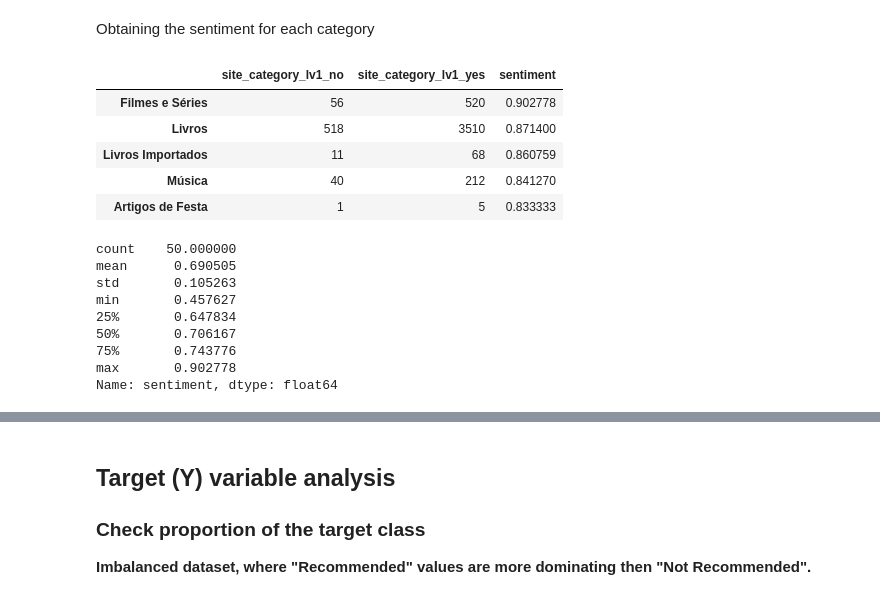
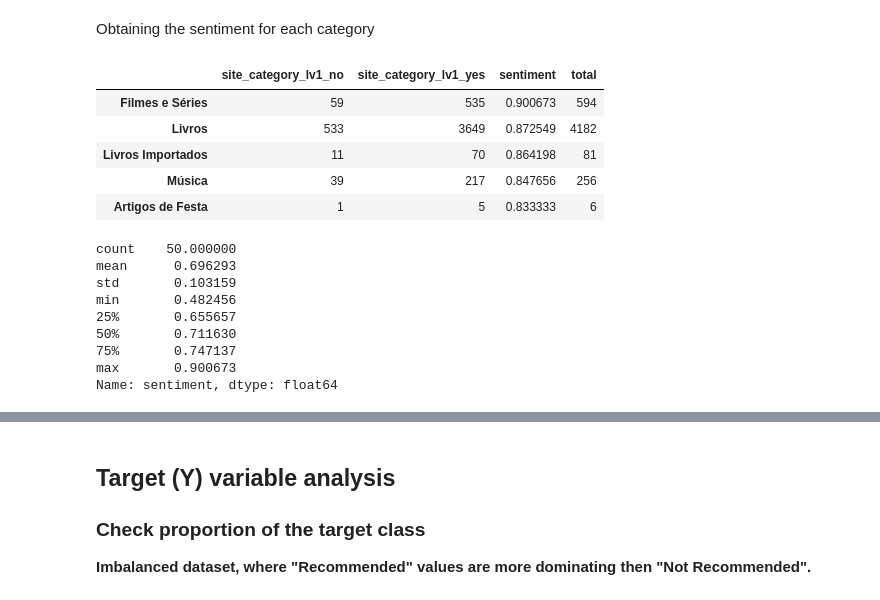
Before and after one commit to gabrielhazeredo/nlp-test-neoway, a Jupyter notebook: analysis/notebooks/data_analysis.ipynb, the cells around one changed output, grey strips where cells are left out. Drawn from its saved outputs; the diff is of its cells as text; code cells hidden in the pictures.

Commit message:
exploration for categories and recommendation

```diff
--- a/analysis/notebooks/data_analysis.ipynb
+++ b/analysis/notebooks/data_analysis.ipynb
@@ -125,6 +133,3 @@ min          59.000000
 75%        1987.000000
 max        2018.000000
 Name: reviewer_birth_year, dtype: float64
-# %%
-df_features = df_features[df_features['reviewer_birth_year'] > 1900]
-df_features.reviewer_birth_year.describe()
@@ -140,0 +136,7 @@ Name: reviewer_birth_year, dtype: float64
+# %%
+df_features = df_features[(df_features['reviewer_birth_year'] > 1900) | pd.isna(df_features['reviewer_birth_year'])]
+print(df_features.reviewer_birth_year.describe())
+
+df_features_shape = df_features.shape[0]
+print('\n', '----------------------------------------', '\n')
+print(f'Number of rows removed: {df.shape[0] - df_features_shape}')
@@ -140,0 +159,3 @@ Name: reviewer_birth_year, dtype: float64
+# %%
+df_features.drop_duplicates(inplace=True)
+print(f'Number of rows removed: {df_features_shape - df_features.shape[0]}')
@@ -198,29 +245,30 @@ Obtaining the sentiment for each category
 # %%
 # Obtain the sentiment for each category based on the positive reviews / total reviews
 no_site_category_lv1 = df_features.loc[df_features['recommend_to_a_friend'] == 'No', 'site_category_lv1'].value_counts().to_frame()
 yes_site_category_lv1 = df_features.loc[df_features['recommend_to_a_friend'] == 'Yes', 'site_category_lv1'].value_counts().to_frame()
 df_site_category_lv1_recom = pd.merge(no_site_category_lv1, yes_site_category_lv1, left_index=True, right_index=True, suffixes=('_no', '_yes'))
 df_site_category_lv1_recom['sentiment'] = df_site_category_lv1_recom['site_category_lv1_yes'] / (df_site_category_lv1_recom['site_category_lv1_yes'] + df_site_category_lv1_recom['site_category_lv1_no'])
 df_site_category_lv1_recom.sort_values(by='sentiment', ascending=False, inplace=True)
+df_site_category_lv1_recom['total'] = df_site_category_lv1_recom['site_category_lv1_yes'] + df_site_category_lv1_recom['site_category_lv1_no']
 df_site_category_lv1_recom.head()
 # %% [output]
-|  | site_category_lv1_no | site_category_lv1_yes | sentiment |
-| Filmes e Séries | 56 | 520 | 0.902778 |
-| Livros | 518 | 3510 | 0.871400 |
-| Livros Importados | 11 | 68 | 0.860759 |
-| Música | 40 | 212 | 0.841270 |
-| Artigos de Festa | 1 | 5 | 0.833333 |
+|  | site_category_lv1_no | site_category_lv1_yes | sentiment | total |
+| Filmes e Séries | 59 | 535 | 0.900673 | 594 |
+| Livros | 533 | 3649 | 0.872549 | 4182 |
+| Livros Importados | 11 | 70 | 0.864198 | 81 |
+| Música | 39 | 217 | 0.847656 | 256 |
+| Artigos de Festa | 1 | 5 | 0.833333 | 6 |
 # %%
 df_site_category_lv1_recom.sentiment.describe()
 # %% [output]
 count    50.000000
-mean      0.690505
-std       0.105263
-min       0.457627
-25%       0.647834
-50%       0.706167
-75%       0.743776
-max       0.902778
+mean      0.696293
+std       0.103159
+min       0.482456
+25%       0.655657
+50%       0.711630
+75%       0.747137
+max       0.900673
 Name: sentiment, dtype: float64
 # %%
 # Print top categories
```
Also changed, not shown: parts of 27 cells of this notebook.
